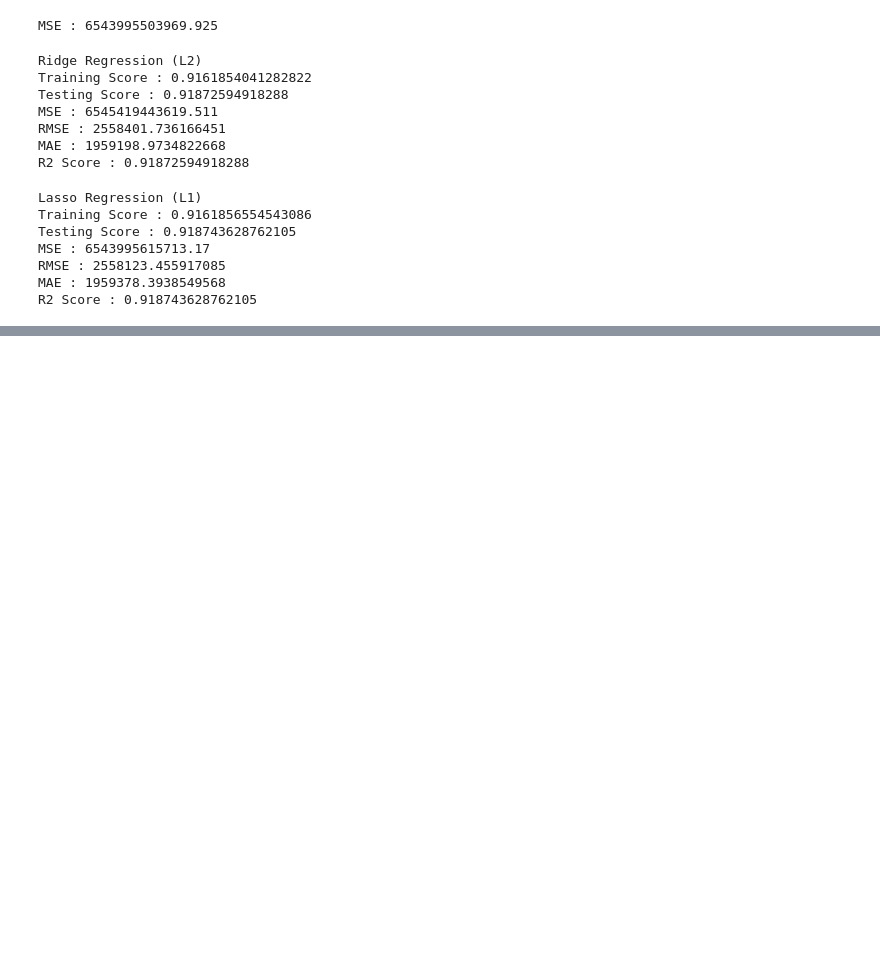
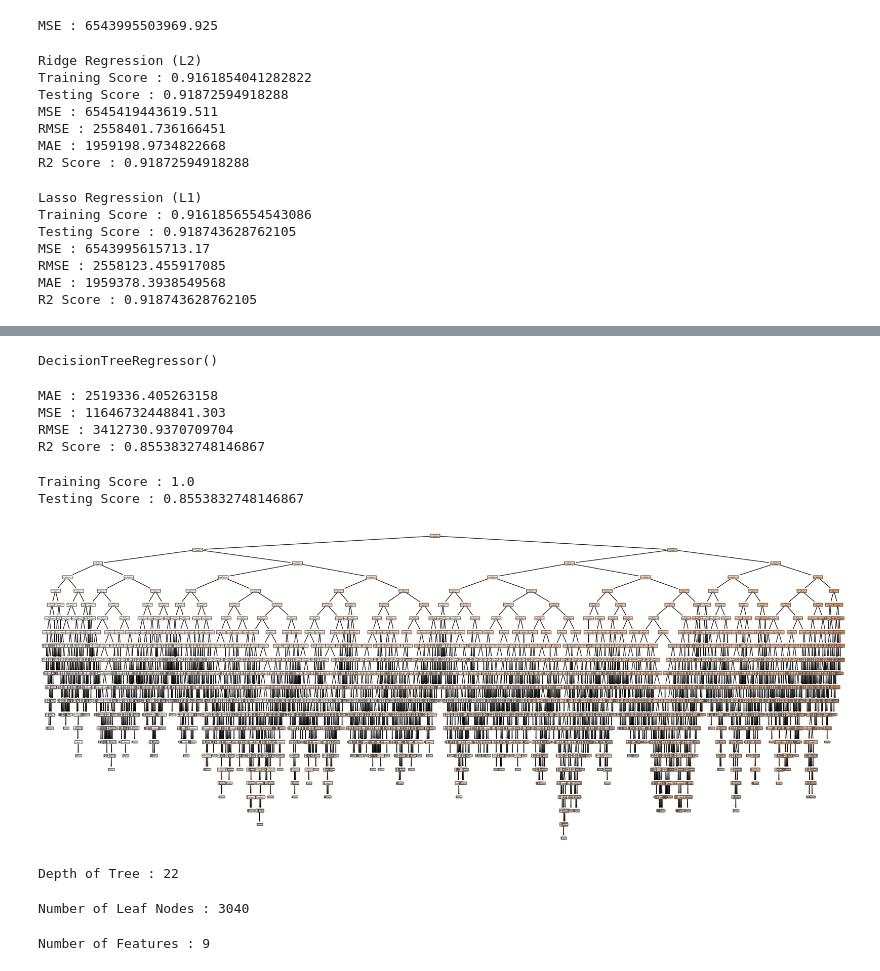
Before and after one commit to Parth-M-M/Rnw, a Jupyter notebook: algorithms/Superviced learning/pr2/PR2EXAM.ipynb, the cells around one changed output, grey strips where cells are left out. Drawn from its saved outputs; the diff is of its cells as text; code cells hidden in the pictures; blank space fills up the shorter version.

```diff
--- a/algorithms/Superviced learning/pr2/PR2EXAM.ipynb
+++ b/algorithms/Superviced learning/pr2/PR2EXAM.ipynb
@@ -277,0 +456,6 @@ R2 Score : 0.918743628762105
+# %%
+model = DecisionTreeRegressor()
+# %%
+model.fit(X_train, Y_train)
+# %% [output]
+DecisionTreeRegressor()
@@ -277,0 +464,40 @@ R2 Score : 0.918743628762105
+# %%
+print("MAE :", mean_absolute_error(Y_test, y_pred))
+print("MSE :", mean_squared_error(Y_test, y_pred))
+print("RMSE :", np.sqrt(mean_squared_error(Y_test, y_pred)))
+print("R2 Score :", r2_score(Y_test, y_pred))
+# %% [output]
+MAE : 2519336.405263158
+MSE : 11646732448841.303
+RMSE : 3412730.9370709704
+R2 Score : 0.8553832748146867
+# %%
+train_score = model.score(X_train, Y_train)
+
+test_score = model.score(X_test, Y_test)
+
+print("Training Score :", train_score)
+print("Testing Score :", test_score)
+# %% [output]
+Training Score : 1.0
+Testing Score : 0.8553832748146867
+# %%
+plt.figure(figsize=(25,10))
+
+plot_tree(model, filled=True)
+
+plt.show()
+# %% [output]
+[figure, added]
+# %%
+print("Depth of Tree :", model.get_depth())
+# %% [output]
+Depth of Tree : 22
+# %%
+print("Number of Leaf Nodes :", model.get_n_leaves())
+# %% [output]
+Number of Leaf Nodes : 3040
+# %%
+print("Number of Features :", model.n_features_in_)
+# %% [output]
+Number of Features : 9
```
Also changed, not shown: parts of 35 cells of this notebook, 1 other file.
